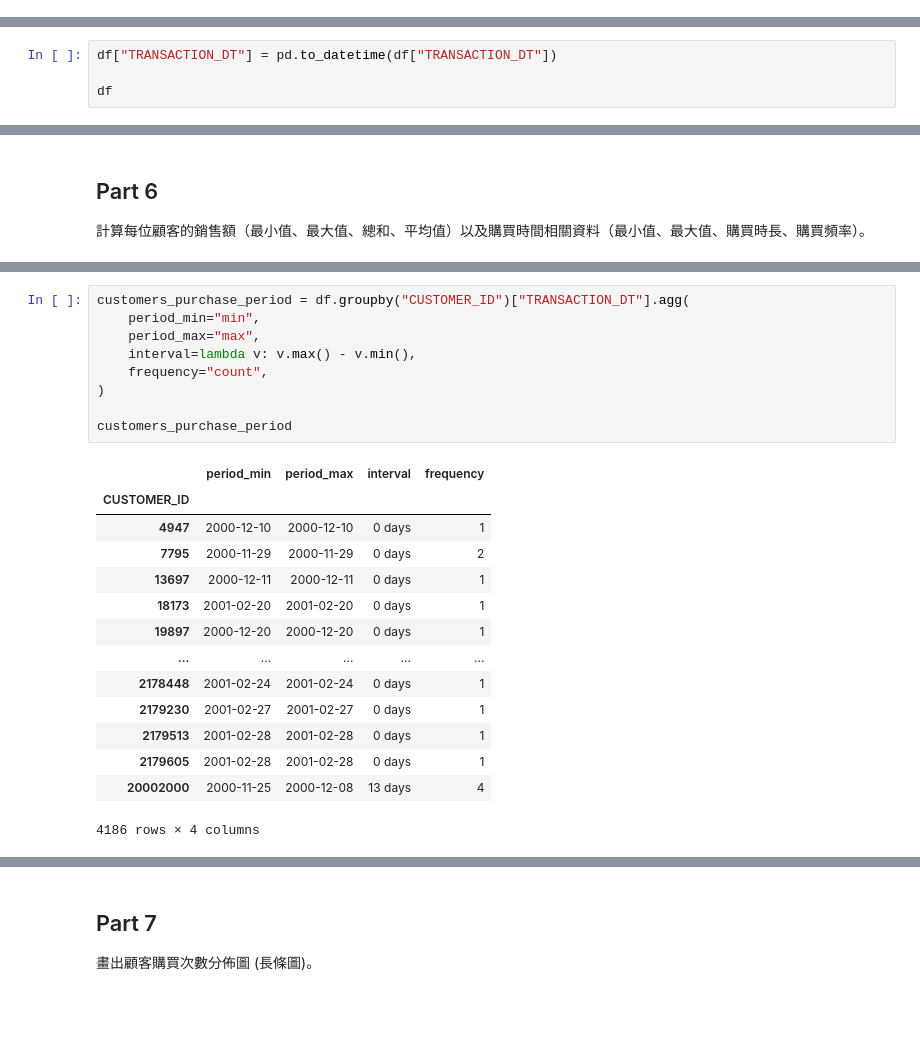
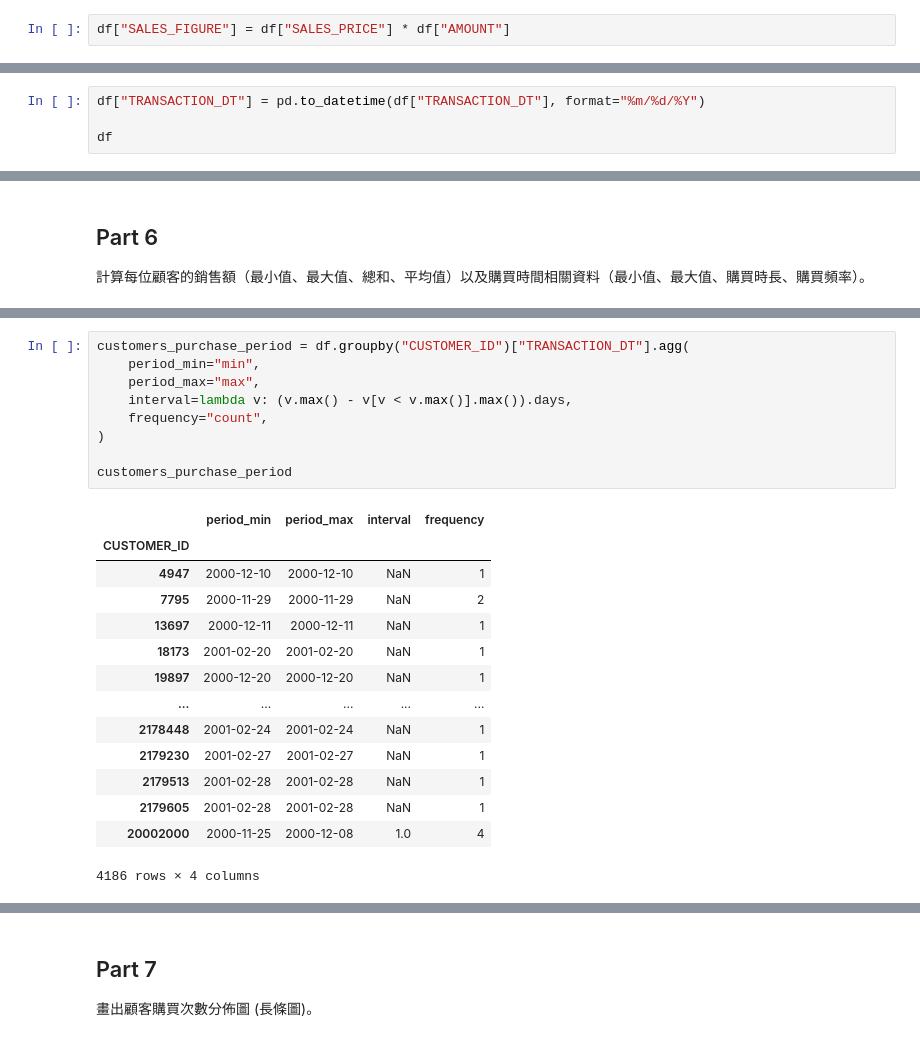
Before and after one commit to pan93412/nkust-homework, a Jupyter notebook: semester-5/business-platform-design/ch9/hw093.ipynb, the cells around one changed output, grey strips where cells are left out. Cells and saved outputs as stored; diff of their text form; blank space fills up the shorter version.

```diff
--- a/semester-5/business-platform-design/ch9/hw093.ipynb
+++ b/semester-5/business-platform-design/ch9/hw093.ipynb
@@ -90,9 +94,11 @@ df.describe()
+# %%
+df["SALES_FIGURE"] = df["SALES_PRICE"] * df["AMOUNT"]
 # %% [markdown]
 ## Part 2
 
 請依月時間計算訂單數量趨勢圖，並以長條圖畫出。
 # %%
-df["TRANSACTION_DT"] = pd.to_datetime(df["TRANSACTION_DT"])
+df["TRANSACTION_DT"] = pd.to_datetime(df["TRANSACTION_DT"], format="%m/%d/%Y")
 
 df
 # %% [output]
@@ -268,26 +306,26 @@ customers_sales
 # %%
 customers_purchase_period = df.groupby("CUSTOMER_ID")["TRANSACTION_DT"].agg(
     period_min="min",
     period_max="max",
-    interval=lambda v: v.max() - v.min(),
+    interval=lambda v: (v.max() - v[v < v.max()].max()).days,
     frequency="count",
 )
 
 customers_purchase_period
 # %% [output]
 |  | period_min | period_max | interval | frequency |
 | CUSTOMER_ID |  |  |  |  |
-| 4947 | 2000-12-10 | 2000-12-10 | 0 days | 1 |
-| 7795 | 2000-11-29 | 2000-11-29 | 0 days | 2 |
-| 13697 | 2000-12-11 | 2000-12-11 | 0 days | 1 |
-| 18173 | 2001-02-20 | 2001-02-20 | 0 days | 1 |
-| 19897 | 2000-12-20 | 2000-12-20 | 0 days | 1 |
+| 4947 | 2000-12-10 | 2000-12-10 | NaN | 1 |
+| 7795 | 2000-11-29 | 2000-11-29 | NaN | 2 |
+| 13697 | 2000-12-11 | 2000-12-11 | NaN | 1 |
+| 18173 | 2001-02-20 | 2001-02-20 | NaN | 1 |
+| 19897 | 2000-12-20 | 2000-12-20 | NaN | 1 |
 | ... | ... | ... | ... | ... |
-| 2178448 | 2001-02-24 | 2001-02-24 | 0 days | 1 |
-| 2179230 | 2001-02-27 | 2001-02-27 | 0 days | 1 |
-| 2179513 | 2001-02-28 | 2001-02-28 | 0 days | 1 |
-| 2179605 | 2001-02-28 | 2001-02-28 | 0 days | 1 |
-| 20002000 | 2000-11-25 | 2000-12-08 | 13 days | 4 |
+| 2178448 | 2001-02-24 | 2001-02-24 | NaN | 1 |
+| 2179230 | 2001-02-27 | 2001-02-27 | NaN | 1 |
+| 2179513 | 2001-02-28 | 2001-02-28 | NaN | 1 |
+| 2179605 | 2001-02-28 | 2001-02-28 | NaN | 1 |
+| 20002000 | 2000-11-25 | 2000-12-08 | 1.0 | 4 |
 4186 rows × 4 columns
 # %%
 customers_stats = pd.concat([customers_sales, customers_purchase_period], axis=1)
```
Also changed, not shown: parts of 14 cells of this notebook.
